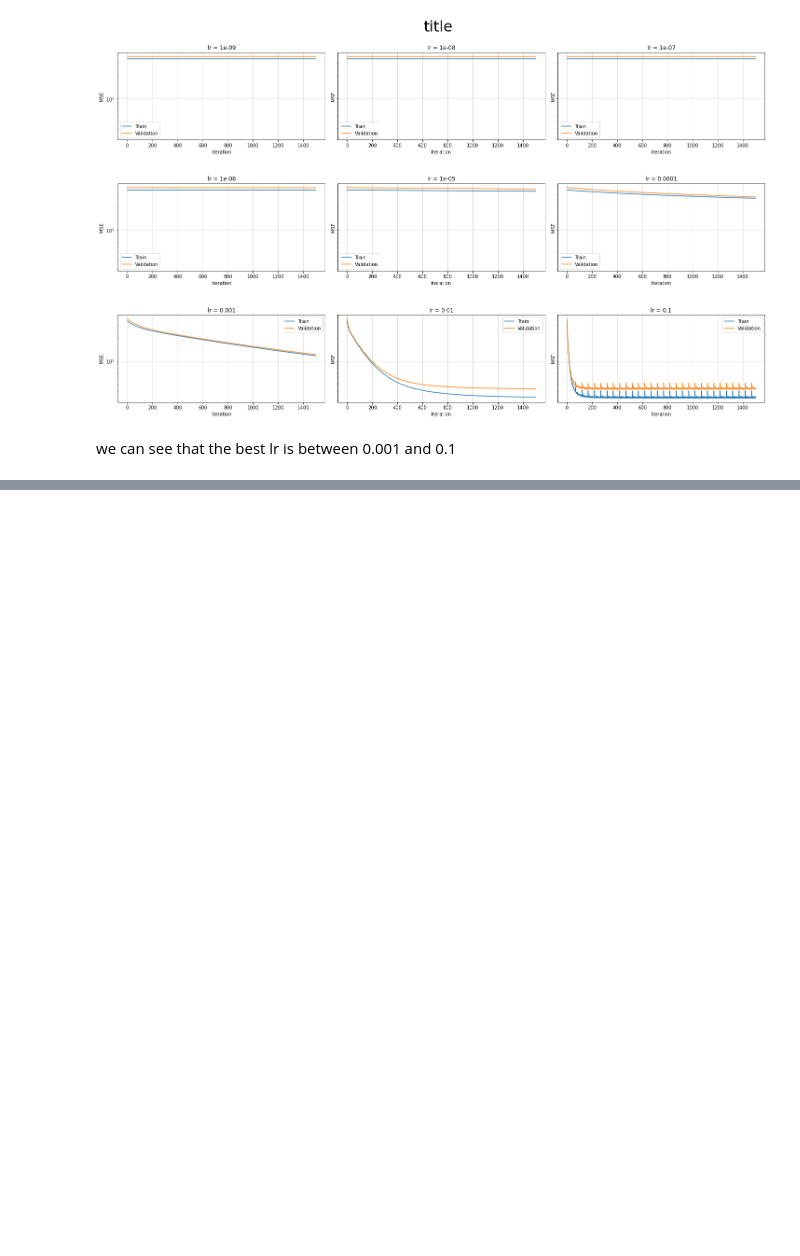
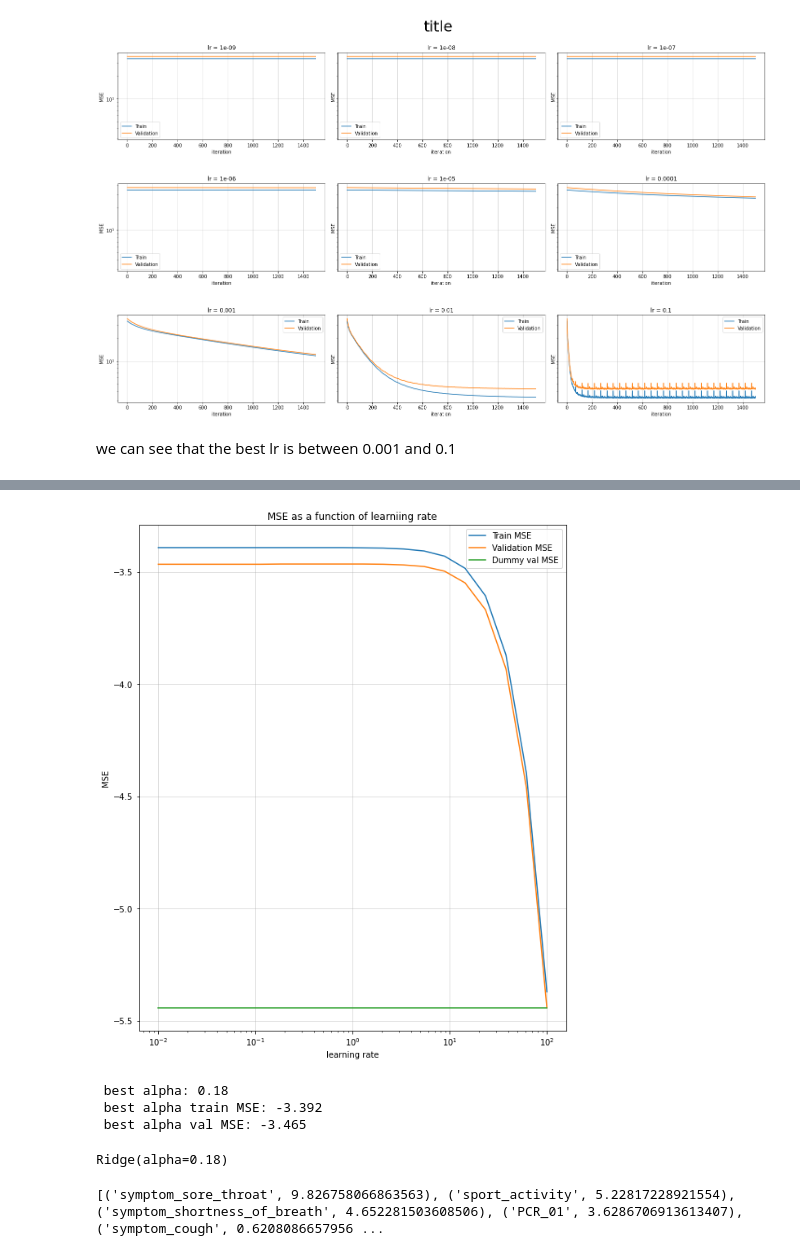
Before and after one commit to morlevy/Major_HW3_ML, a Jupyter notebook: code.ipynb, the cells around one changed output, grey strips where cells are left out. Drawn from its saved outputs; the diff is of its cells as text; code cells hidden in the pictures; blank space fills up the shorter version.

```diff
--- a/code.ipynb
+++ b/code.ipynb
@@ -344,0 +403,50 @@ lr size = 0.1, Best train loss = 3.204371288533879, Best validation loss = 4.204
+# %%
+from sklearn.linear_model import Ridge
+
+alphas = np.logspace(-2,2,20)
+results_train = []
+results_test = []
+
+for alpha in alphas:
+    ridge = Ridge(alpha= alpha,fit_intercept= True)
+    cv = cross_validate(ridge, x_train_set, y_train_set, cv=5,scoring='neg_mean_squared_error' ,return_train_score =True)
+    results_train.append(round(cv['train_score'].mean(),3))
+    results_test.append(round(cv['test_score'].mean(),3))
+# %%
+
+fig, axs = plt.subplots(1,1, sharey=True, figsize=(8, 10))
+plt.tight_layout()
+fig.subplots_adjust(hspace=0.5, top=0.9)
+
+axs = np.ravel(axs)
+i = 0
+axs[i].semilogx(alphas, results_train, label="Train MSE")
+axs[i].semilogx(alphas, results_test, label="Validation MSE")
+axs[i].semilogx(alphas, [round(cv['test_score'].mean(),3)] * len(alphas), label='Dummy val MSE')
+axs[i].grid(alpha=0.5)
+axs[i].legend()
+
+axs[i].set_title('MSE as a function of learniing rate')
+axs[i].set_xlabel('learning rate')
+_ = axs[i].set_ylabel('MSE')
+# %% [output]
+[figure, added]
+# %%
+best_alpha_index = np.argmax(results_test)
+best_alpha = round(alphas[best_alpha_index], 2)
+print(f' best alpha: {best_alpha}')
+print(f' best alpha train MSE: {round(results_train[best_alpha_index], 3)}')
+print(f' best alpha val MSE: {round(results_test[best_alpha_index], 3)}')
+# %% [output]
+ best alpha: 0.18
+ best alpha train MSE: -3.392
+ best alpha val MSE: -3.465
+# %%
+ridge_regressor = Ridge(best_alpha,fit_intercept=True)
+ridge_regressor.fit(x_train_set,y_train_set)
+# %% [output]
+Ridge(alpha=0.18)
+# %%
+print(sorted(zip(train_set.columns,abs(ridge_regressor.coef_)), key=lambda x: x[1], reverse=True))
+# %% [output]
+[('symptom_sore_throat', 9.826758066863563), ('sport_activity', 5.22817228921554), ('symptom_shortness_of_breath', 4.652281503608506), ('PCR_01', 3.6286706913613407), ('symptom_cough', 0.6208086657956 ...
```
Also changed, not shown: parts of 11 cells of this notebook.
